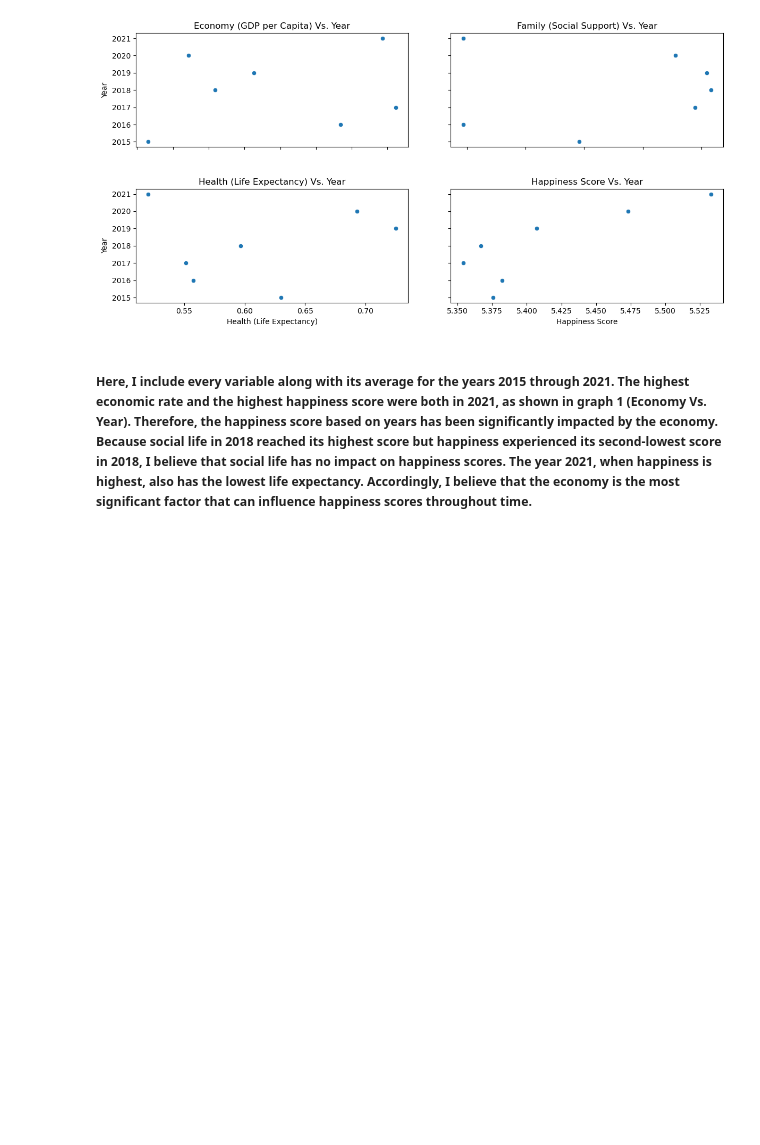
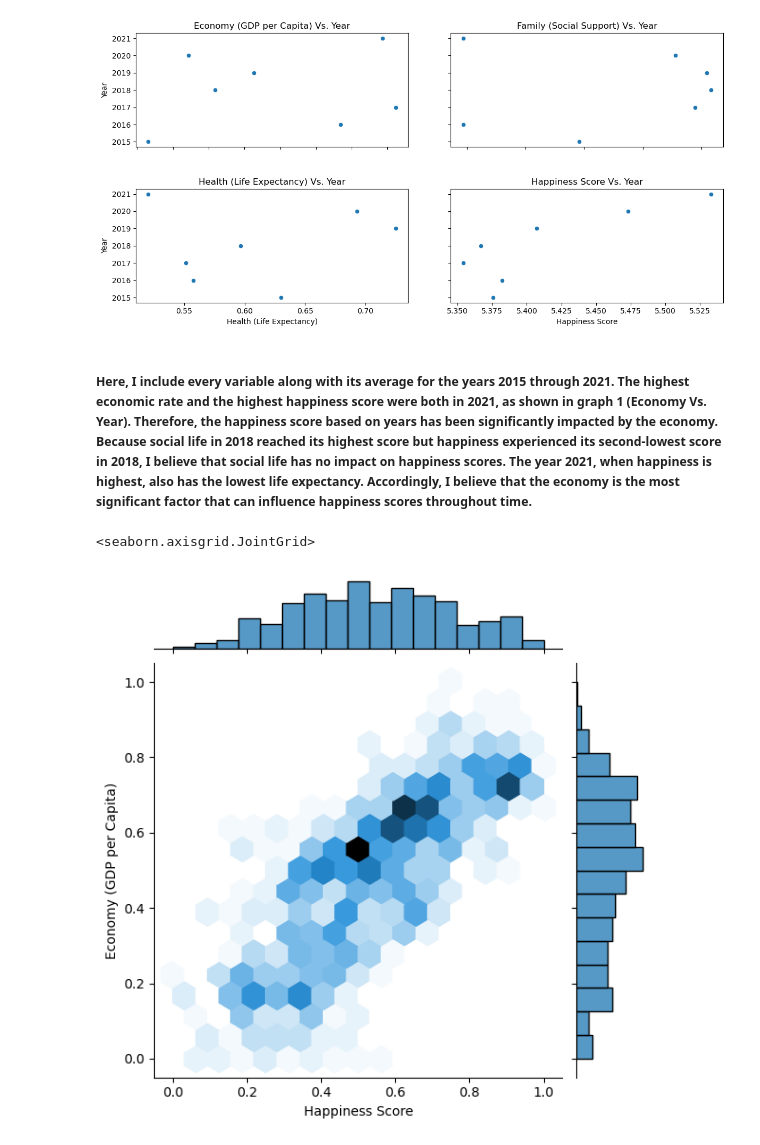
Before and after one commit to ubco-W2022T1-cosc301/project-group47, a Jupyter notebook: notebooks/analysis3.ipynb, the cells around one changed output. Cells and saved outputs as stored; diff of their text form; code cells hidden in the pictures; blank space fills up the shorter version.

```diff
--- a/notebooks/analysis3.ipynb
+++ b/notebooks/analysis3.ipynb
@@ -481,6 +487,11 @@ for ax in axes.flat:
 [figure]
 # %% [markdown]
 ##### Here, I include every variable along with its average for the years 2015 through 2021. The highest economic rate and the highest happiness score were both in 2021, as shown in graph 1 (Economy Vs. Year). Therefore, the happiness score based on years has been significantly impacted by the economy. Because social life in 2018 reached its highest score but happiness experienced its second-lowest score in 2018, I believe that social life has no impact on happiness scores. The year 2021, when happiness is highest, also has the lowest life expectancy. Accordingly, I believe that the economy is the most significant factor that can influence happiness scores throughout time.
+# %%
+sns.jointplot(x='Happiness Score', y='Economy (GDP per Capita)', data=normalized_df1, kind='hex')
+# %% [output]
+<seaborn.axisgrid.JointGrid>
+[figure, added]
 # %%
 #sns.scatterplot(x= 'Happiness Score', hue = 'Year', data = df1, y='Family (Social Support)')
 # %%
```
Also changed, not shown: parts of 3 cells of this notebook.
